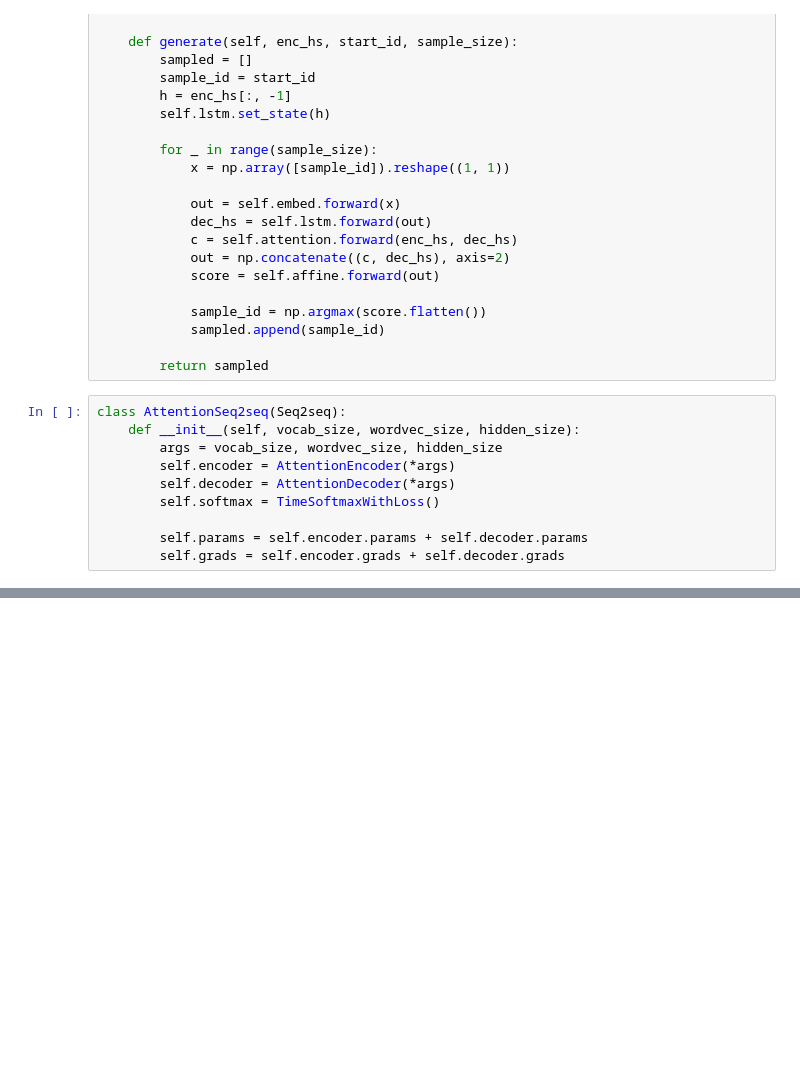
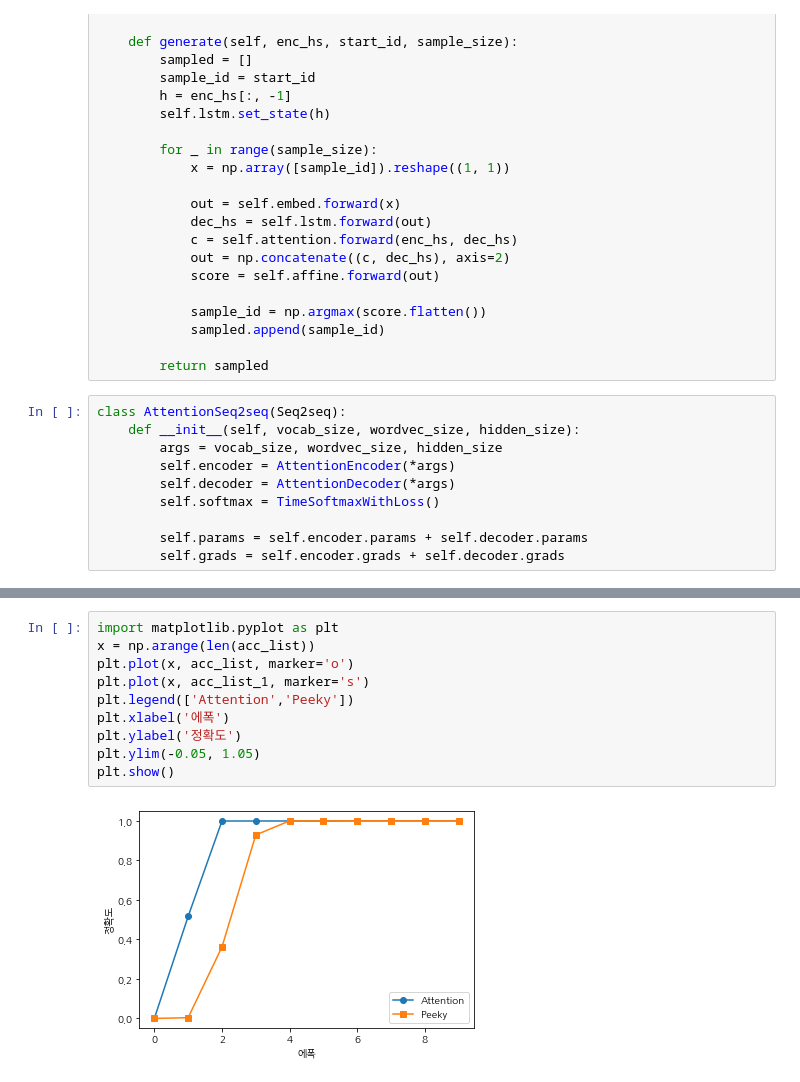
Before and after one commit to RoadoneP/Deep_Learning_From_Scratch_2, a Jupyter notebook: 8장.ipynb, the cells around one changed output, grey strips where cells are left out. Cells and saved outputs as stored; diff of their text form; blank space fills up the shorter version.

```diff
--- a/8장.ipynb
+++ b/8장.ipynb
@@ -339,0 +418,12 @@ plt.show()
+# %%
+import matplotlib.pyplot as plt
+x = np.arange(len(acc_list))
+plt.plot(x, acc_list, marker='o')
+plt.plot(x, acc_list_1, marker='s')
+plt.legend(['Attention','Peeky'])
+plt.xlabel('에폭')
+plt.ylabel('정확도')
+plt.ylim(-0.05, 1.05)
+plt.show()
+# %% [output]
+[figure, added]
```
Also changed, not shown: parts of 13 cells of this notebook, 2 other files.
